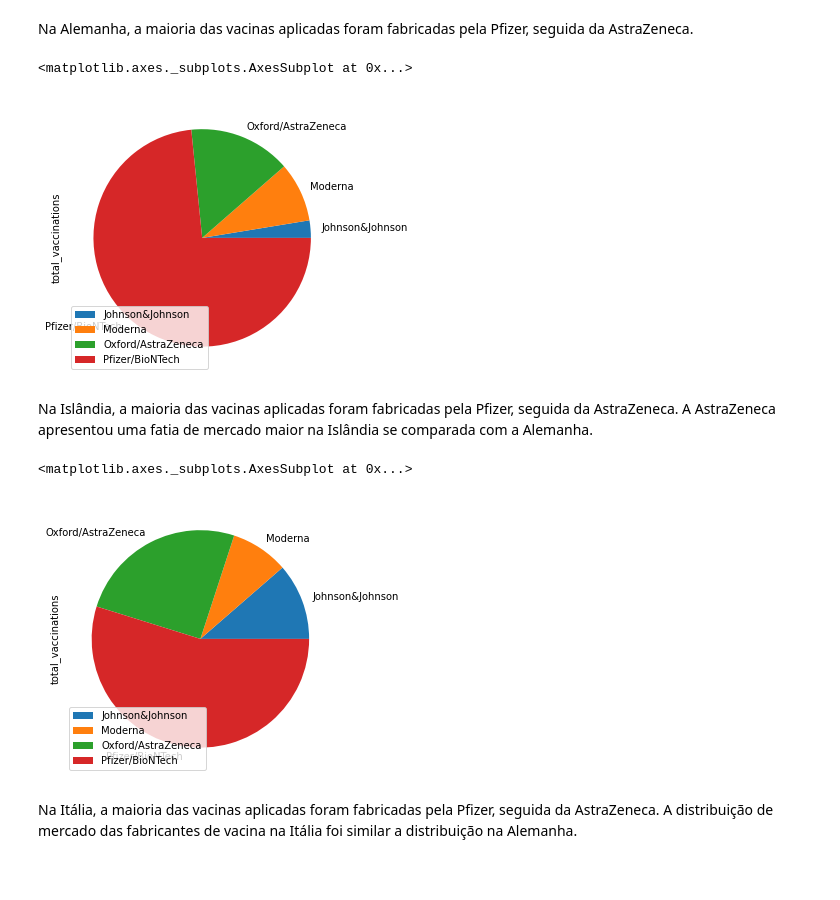
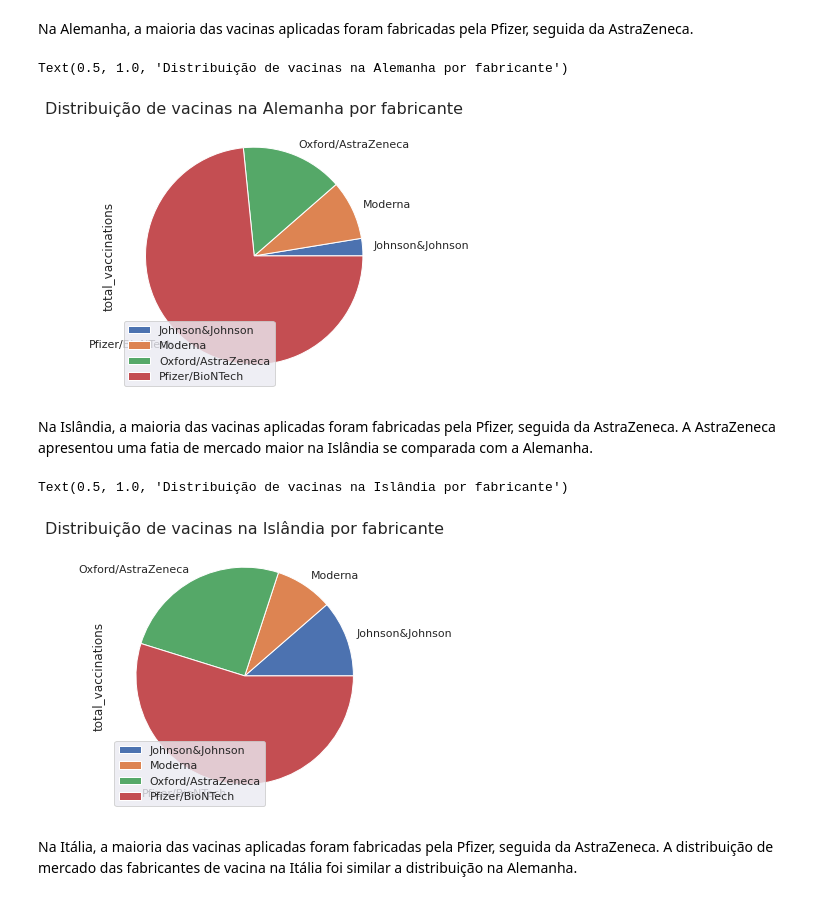
Before and after one commit to michel-klein/DIO_Pandas, a Jupyter notebook: DIO_pandas.ipynb, the cells around one changed output. Drawn from its saved outputs; the diff is of its cells as text; code cells hidden in the pictures; blank space fills up the shorter version.

```diff
--- a/DIO_pandas.ipynb
+++ b/DIO_pandas.ipynb
@@ -168,8 +169,10 @@ Nesta seção, será realizada uma análise mais aprofundada, assim como serão
 A vacinação iniciou-se em dezembro de 2020, representado pelo mês 12 no gráfico. Ao longo de 2021, a vacinação se intensificou. O mês de julho ainda está incompleto, portanto apresenta vacinação abaixo do mês de junho.
 # %%
 #Vacinação por mês
+sns.set()
 vacinas_mensal = vacinas_pais.groupby(vacinas_pais['date'].dt.month)['daily_vaccinations'].sum()
 vacinas_mensal.plot.bar()
 plt.xlabel('Mês do ano')
 plt.ylabel('Total de vacinações')
+plt.title('Vacinação total por mês', fontdict = {'fontsize': 16})
 # %% [output]
@@ -304,17 +321,19 @@ Na Alemanha, a maioria das vacinas aplicadas foram fabricadas pela Pfizer, segui
 # %%
 #Quantidade de vacinas por fabricante na Alemanha
 dataframe_recente[(dataframe_recente['location']=='Germany')].set_index('vaccine').plot.pie(y='total_vaccinations', figsize=(5, 5))
+plt.title("Distribuição de vacinas na Alemanha por fabricante", fontdict = {'fontsize': 16})
 # %% [output]
-<matplotlib.axes._subplots.AxesSubplot at 0x...>
+Text(0.5, 1.0, 'Distribuição de vacinas na Alemanha por fabricante')
-[figure, old version]
+[figure, new version]
 # %% [markdown]
 Na Islândia, a maioria das vacinas aplicadas foram fabricadas pela Pfizer, seguida da AstraZeneca. A AstraZeneca apresentou uma fatia de mercado maior na Islândia se comparada com a Alemanha.
 # %%
 #Quantidade de vacinas por fabricante na Islândia
 dataframe_recente[(dataframe_recente['location']=='Iceland')].set_index('vaccine').plot.pie(y='total_vaccinations', figsize=(5, 5))
+plt.title("Distribuição de vacinas na Islândia por fabricante", fontdict = {'fontsize': 16})
 # %% [output]
-<matplotlib.axes._subplots.AxesSubplot at 0x...>
+Text(0.5, 1.0, 'Distribuição de vacinas na Islândia por fabricante')
-[figure, old version]
+[figure, new version]
 # %% [markdown]
 Na Itália, a maioria das vacinas aplicadas foram fabricadas pela Pfizer, seguida da AstraZeneca. A distribuição de mercado das fabricantes de vacina na Itália foi similar a distribuição na Alemanha.
 # %%
```
Also changed, not shown: parts of 25 cells of this notebook.
